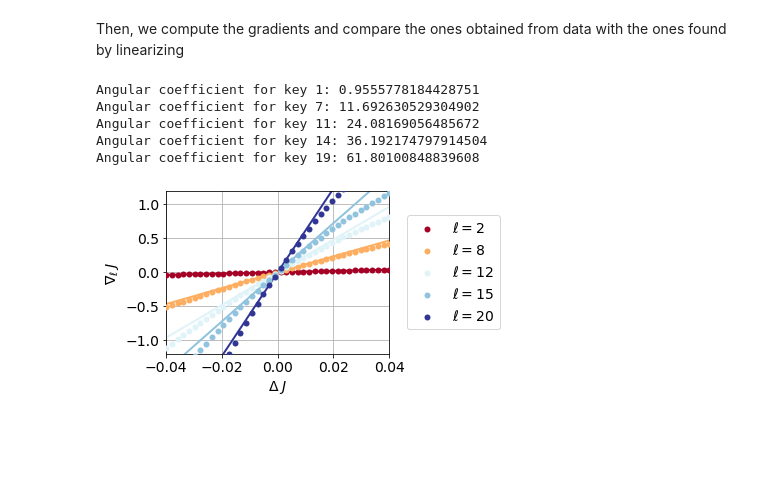
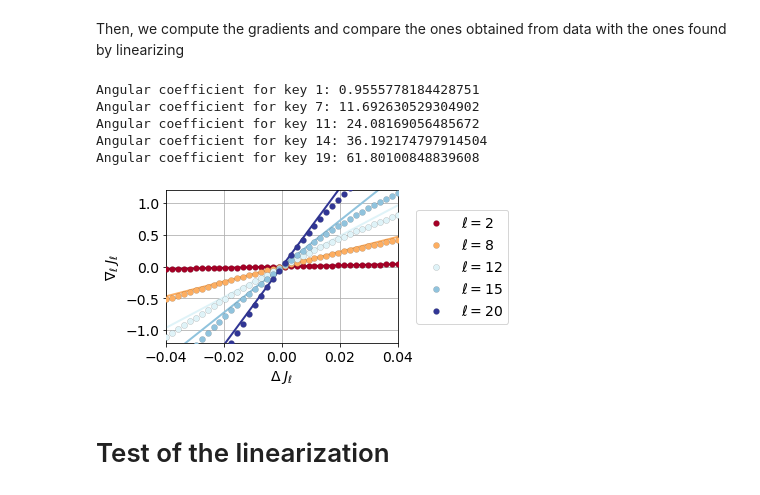
Before and after one commit to Laplaxe/MonteCarloGA_CW, a Jupyter notebook: Code/made_architecture.ipynb, the cells around one changed output. Saved outputs shown, nothing was run; the diff lists cells and outputs as text; code cells hidden in the pictures; blank space fills up the shorter version.

Commit message:
Create the files for most of the plots

```diff
--- a/Code/made_architecture.ipynb
+++ b/Code/made_architecture.ipynb
@@ -200,0 +208,10 @@ plt.show()
+# %%
+Nvalues = np.array([100, 500])
+beta = 1
+
+Wexact = []
+Wexp = []
+
+for N in Nvalues:
+    Wexact.append(np.concatenate([np.array([0]),np.loadtxt(f"couplings_N{N}_beta{beta}.txt")]))
+    Wexp.append(np.concatenate([np.array([0]),np.loadtxt(f"couplings_expansion_N{N}_beta{beta}.txt")[:,1]]))
@@ -211,7 +266,7 @@ def gradients_computer(N, dataset, optimal, epsilon=0.1, num_points=20):
     Args:
         dataset (torch.Tensor): Input data.
         optimal (torch.Tensor): Optimal shared values per row in the weight matrix.
-        epsilon (float): Fractional range for candidate offsets.
+        epsilon (float): Range of the offset.
         num_points (int): Number of offset values to evaluate per row.
 
     Returns:
@@ -233,7 +288,7 @@ def gradients_computer(N, dataset, optimal, epsilon=0.1, num_points=20):
         allowed_mask = torch.arange(num_cols, device=device) < i
         optimal_J_i = optimal[i]
 
-        offsets = torch.linspace(-epsilon +0* optimal_J_i, epsilon +0* optimal_J_i, steps=num_points, device=device)
+        offsets = torch.linspace(-epsilon, epsilon, steps=num_points, device=device)
 
         for offset in offsets:
             candidate_value = optimal_J_i + offset
@@ -281,7 +336,7 @@ import numpy as np
 
 fontsize = 14
 
-plt.figure(figsize=(4, 3))
+plt.figure(figsize=(6, 3))
 
 # Set colormap to 'suset' and normalization range
 cmap = mcolors.LinearSegmentedColormap.from_list("custom", sunset)
@@ -294,33 +349,36 @@ hessian = np.loadtxt(f"../Data/hessian_N{N}_beta{beta}.txt")
 for key in [1, 7, 11,14, 19]:
     gradient_values = gradients[key]
     candidate_values = np.array([item[0] for item in gradient_values])
     gradient_magnitudes = np.array([item[1] for item in gradient_values])
 
     # Compute and display the angular coefficient via linear fit
     coeffs = np.polyfit(candidate_values, gradient_magnitudes, 1)
     print(f'Angular coefficient for key {key}: {coeffs[0]}')
 
     # Pre-calculate x-values for the line
     x_vals = np.linspace(-0.04, 0.04, 10)
     plt.plot(x_vals, x_vals * hessian[key-1, 1] ,
              color=cmap(norm(key)), lw = 2)
     plt.scatter(candidate_values, gradient_magnitudes,
                 color=cmap(norm(key)), edgecolor='black', linewidth=0.1, label=rf"$\ell = {key+1}$", zorder = 3)
 
-plt.xlabel(r'$\Delta \; J$', fontsize=fontsize)
-plt.ylabel(r'$\nabla_\ell \; J$', fontsize=fontsize)
+plt.xlabel(r'$\Delta \; J_\ell$', fontsize=fontsize)
+plt.ylabel(r'$\nabla_\ell \; J_\ell$', fontsize=fontsize)
 plt.xlim(-0.04, 0.04)
 plt.ylim(-1.2, 1.2)
 plt.xticks(fontsize=fontsize)
 plt.yticks(fontsize=fontsize)
 plt.legend(fontsize=fontsize, bbox_to_anchor=(1.05, 0.5), loc='center left')
 plt.grid(True)
+plt.tight_layout()
 plt.savefig("../Plots/gradients_N20.pdf")
 plt.show()
 # %% [output]
 Angular coefficient for key 1: 0.9555778184428751
 Angular coefficient for key 7: 11.692630529304902
 Angular coefficient for key 11: 24.08169056485672
 Angular coefficient for key 14: 36.192174797914504
 Angular coefficient for key 19: 61.80100848839608
-[figure, old version]
+[figure, new version]
+# %% [markdown]
+# Test of the linearization
```
Also changed, not shown: parts of 11 cells of this notebook, 14 other files.
